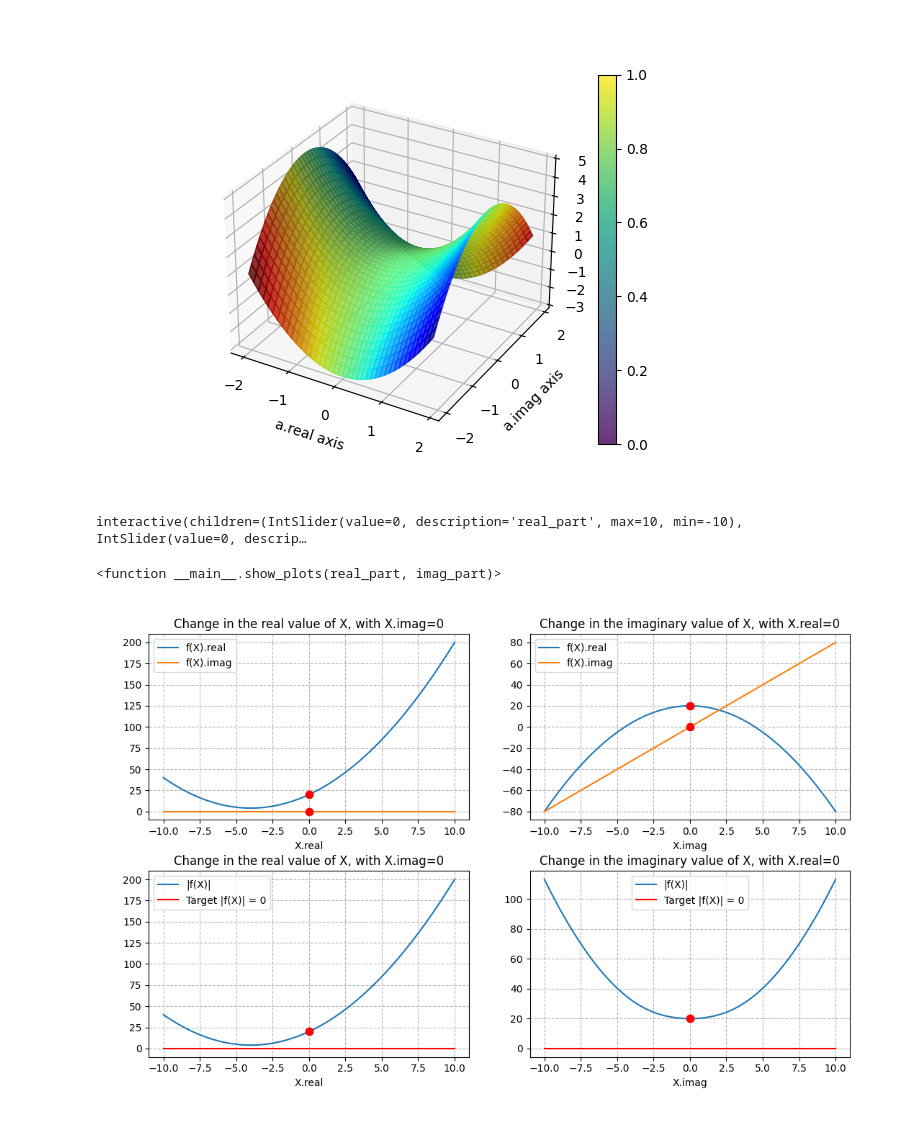
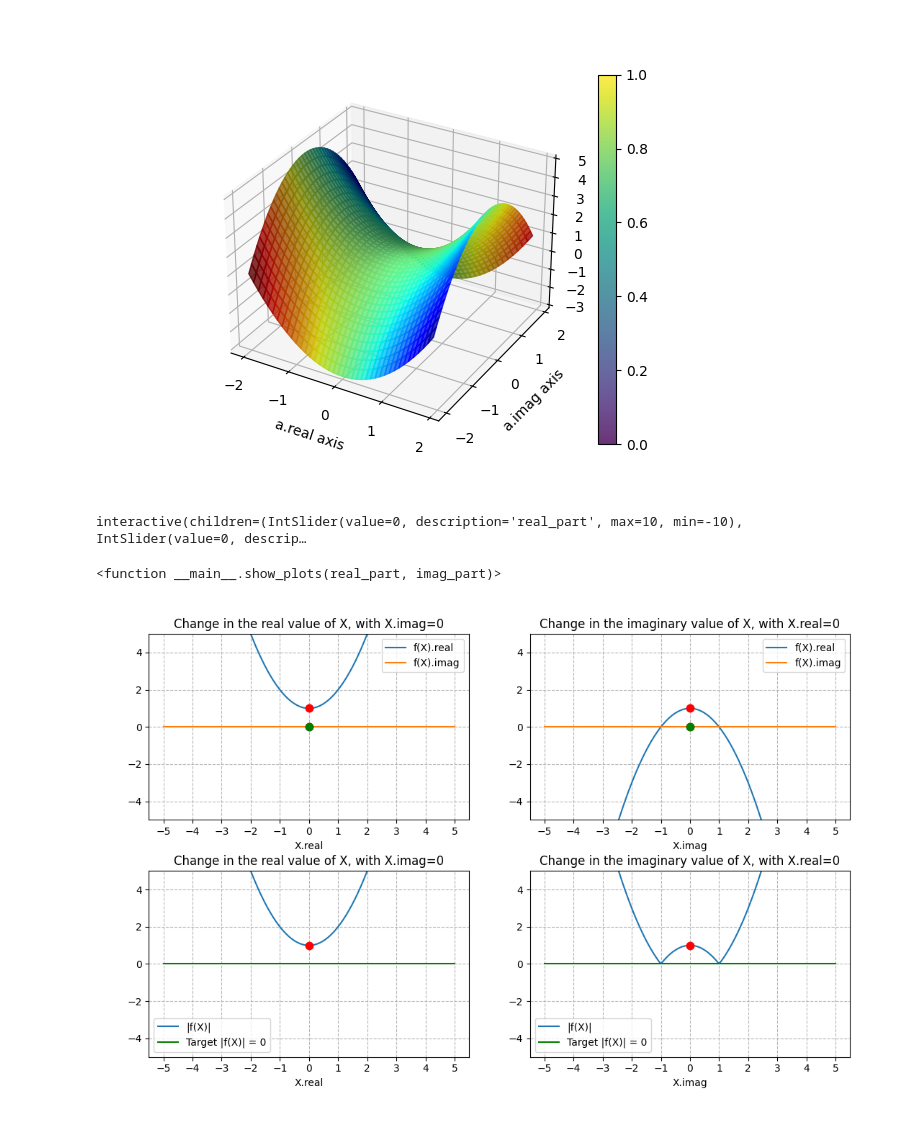
Before and after one commit to emmachirlomez/cs411-generalities-about-complex-numbers, a Jupyter notebook: content/emma.ipynb, the cells around one changed output. Cells and saved outputs as stored; diff of their text form; code cells hidden in the pictures.

```diff
--- a/content/emma.ipynb
+++ b/content/emma.ipynb
@@ -109,8 +110,9 @@ import matplotlib
 # %%
 def f(a, b):
     x = a + 1j * b
-    # return x ** 2 + 1
-    return (x + 4 - 2j)*(x + 4 + 2j)
+    return x ** 2 + 1
+    # return (x + 4 - 2j)*(x + 4 + 2j)
+    # return  x ** 2 + 2 * x - 15 # real solution
     # (x + 4-2i)^2
     #
 # %%
@@ -121,62 +123,68 @@ def show_plots(real_part, imag_part):
     for i, j in [(0, 0), (0, 1), (1, 0), (1, 1)]:
         ax[i][j].cla()
 
-    window_size = 10 # TODO: Change
+    window_size = 5 # TODO: Change
     fig.tight_layout(pad=3.0)
 
-    real_window = np.linspace(real_part - window_size, real_part + window_size, 1000)
-    imag_window = np.linspace(imag_part - window_size, imag_part + window_size, 1000)
+    real_window = np.linspace(real_part - window_size, real_part + window_size, 200)
+    imag_window = np.linspace(imag_part - window_size, imag_part + window_size, 200)
 
-    real_f_from_real_chaning = np.array([ f(i, imag_part).real for i in real_window])
-    imag_f_from_real_chaning = np.array([ f(i, imag_part).imag for i in real_window])
-    real_f_from_imag_chaning = np.array([ f(real_part, i).real for i in imag_window])
-    imag_f_from_imag_chaning = np.array([ f(real_part, i).imag for i in imag_window])
+    real_f_from_real_changing = np.array([ f(i, imag_part).real for i in real_window])
+    imag_f_from_real_changing = np.array([ f(i, imag_part).imag for i in real_window])
+    real_f_from_imag_changing = np.array([ f(real_part, i).real for i in imag_window])
+    imag_f_from_imag_changing = np.array([ f(real_part, i).imag for i in imag_window])
 
-    abs_f_from_real_chaning = np.array([ np.abs(f(i, imag_part)) for i in real_window])
-    abs_f_from_imag_chaning = np.array([ np.abs(f(real_part, i)) for i in imag_window])
+    abs_f_from_real_changing = np.array([ np.abs(f(i, imag_part)) for i in real_window])
+    abs_f_from_imag_changing = np.array([ np.abs(f(real_part, i)) for i in imag_window])
 
-    ax[0][0].plot(real_window, real_f_from_real_chaning, label='f(X).real')
+    ax[0][0].plot(real_window, real_f_from_real_changing, label='f(X).real')
     ax[0][0].plot([real_part], [f(real_part, imag_part).real], 'r.', markersize=15)
-    ax[0][0].plot(real_window, imag_f_from_real_chaning, label='f(X).imag')
+    ax[0][0].plot(real_window, imag_f_from_real_changing, label='f(X).imag')
     ax[0][0].plot([real_part], [f(real_part, imag_part).imag], 'r.', markersize=15)
+    ax[0][0].plot([real_part], [0.], 'g.', markersize=15)
     ax[0][0].set_xlabel("X.real")
     ax[0][0].set_title(f"Change in the real value of X, with X.imag={imag_part}")
+    ax[0][0].set_xticks([i + real_part for i in range(-window_size, window_size + 1)])
 
-    ax[0][1].plot(imag_window, real_f_from_imag_chaning, label='f(X).real')
+    ax[0][1].plot(imag_window, real_f_from_imag_changing, label='f(X).real')
     ax[0][1].plot([imag_part], [f(real_part, imag_part).real], 'r.', markersize=15)
-    ax[0][1].plot(imag_window, imag_f_from_imag_chaning, label='f(X).imag')
+    ax[0][1].plot(imag_window, imag_f_from_imag_changing, label='f(X).imag')
     ax[0][1].plot([imag_part], [f(real_part, imag_part).imag], 'r.', markersize=15)
+    ax[0][1].plot([imag_part], [0.], 'g.', markersize=15)
     ax[0][1].set_xlabel("X.imag")
     ax[0][1].set_title(f"Change in the imaginary value of X, with X.real={real_part}")
+    ax[0][1].set_xticks([i + imag_part for i in range(-window_size, window_size + 1)])
 
-    ax[1][0].plot(real_window, abs_f_from_real_chaning, label='|f(X)|')
-    ax[1][0].plot(real_window, 0 * imag_window, 'r', label='Target |f(X)| = 0')
+    ax[1][0].plot(real_window, abs_f_from_real_changing, label='|f(X)|')
+    ax[1][0].plot(real_window, 0 * imag_window, 'g', label='Target |f(X)| = 0')
     ax[1][0].plot([real_part], [np.abs(f(real_part, imag_part))], 'r.', markersize=15)
     ax[1][0].set_xlabel("X.real")
     ax[1][0].set_title(f"Change in the real value of X, with X.imag={imag_part}")
+    ax[1][0].set_xticks([i + real_part for i in range(-window_size, window_size + 1)])
 
-    ax[1][1].plot(imag_window, abs_f_from_imag_chaning, label='|f(X)|')
-    ax[1][1].plot(imag_window, 0 * imag_window, 'r', label='Target |f(X)| = 0')
+    ax[1][1].plot(imag_window, abs_f_from_imag_changing, label='|f(X)|')
+    ax[1][1].plot(imag_window, 0 * imag_window, 'g', label='Target |f(X)| = 0')
     ax[1][1].plot([imag_part], [np.abs(f(real_part, imag_part))], 'r.', markersize=15)
     ax[1][1].set_xlabel("X.imag")
     ax[1][1].set_title(f"Change in the imaginary value of X, with X.real={real_part}")
+    ax[1][1].set_xticks([i + imag_part for i in range(-window_size, window_size + 1)])
 
     for i, j in [(0, 0), (0, 1), (1, 0), (1, 1)]:
         ax[i][j].grid(alpha=.9, which='both', linestyle='--')
         ax[i][j].legend()
-        #ax[i][j].set_ylim([-5, 5])
+        ax[i][j].set_ylim([-5, 5])
 
     print(f"Plot for the function f(X) = X^2 +8 *X + 12, in the point X = {real_part} + {imag_part} * i:")
 
     # plt.show()
     return None
 
 
 real_part = widgets.IntSlider(min=-10, max=10, step=1, value=0)
 imag_part = widgets.IntSlider(min=-10, max=10, step=1, value=0)
 
 interact(show_plots, real_part=real_part, imag_part=imag_part)
 # %% [output]
 interactive(children=(IntSlider(value=0, description='real_part', max=10, min=-10), IntSlider(value=0, descrip…
 <function __main__.show_plots(real_part, imag_part)>
-[figure, old version]
+[figure, new version]
```
Also changed, not shown: parts of 1 cell of this notebook, 2 other files.
